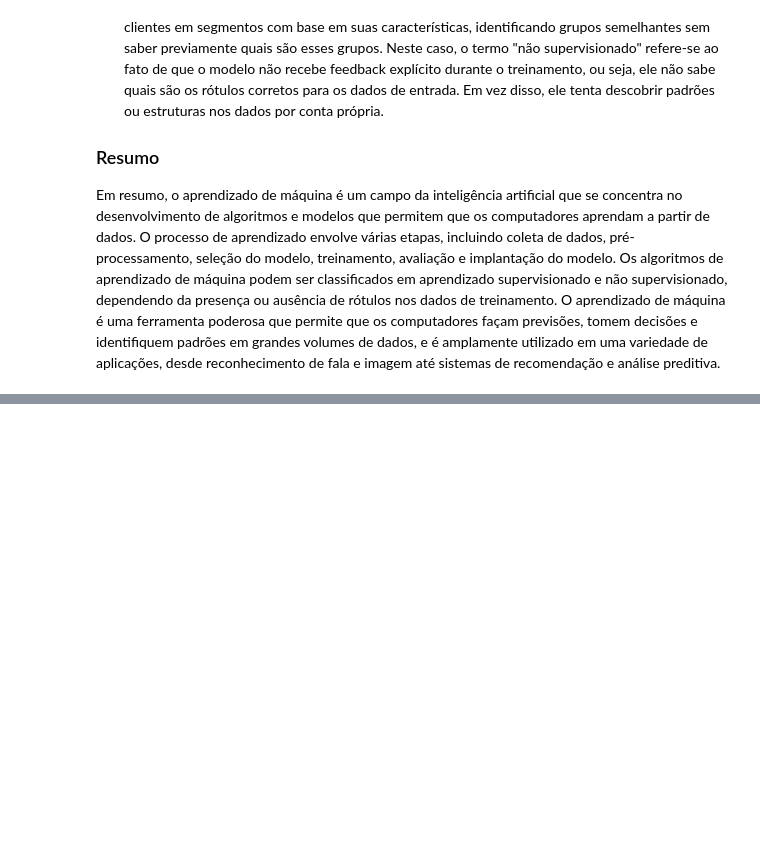
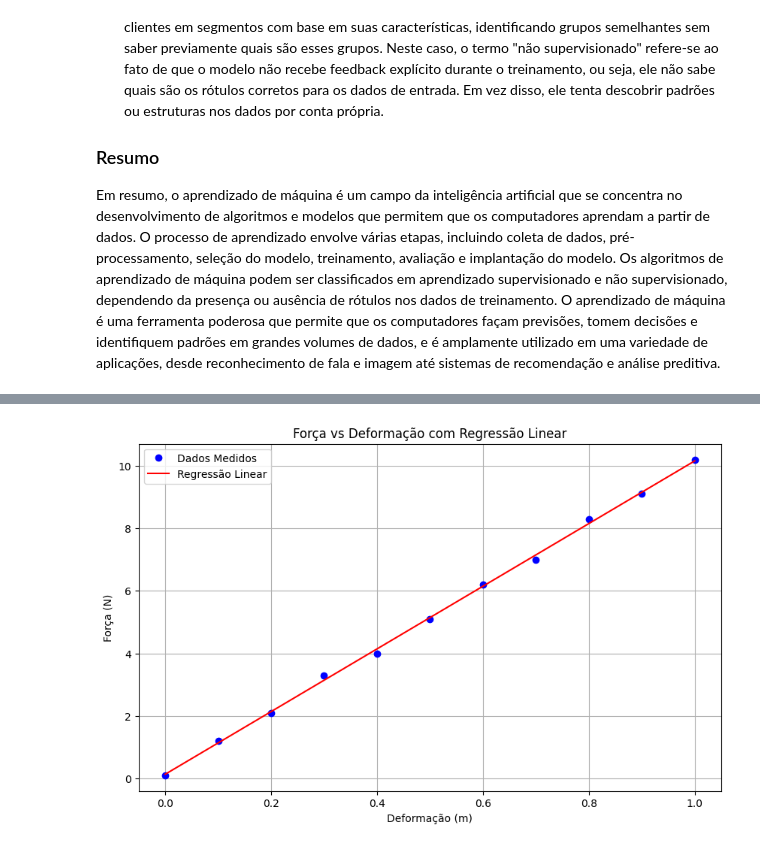
Before and after one commit to rbribeiro/md22, a Jupyter notebook: notebooks/intro_to_ml.ipynb, the cells around one changed output, grey strips where cells are left out. Saved outputs shown, nothing was run; the diff lists cells and outputs as text; code cells hidden in the pictures; blank space fills up the shorter version.

```diff
--- a/notebooks/intro_to_ml.ipynb
+++ b/notebooks/intro_to_ml.ipynb
@@ -139,0 +155,20 @@ plt.show()
+# %%
+from sklearn.linear_model import LinearRegression
+
+# Regressão linear
+modelo = LinearRegression()
+modelo.fit(deformacao, forca_medida)
+forca_ajustada = modelo.predict(deformacao)
+
+# Plotagem da linha de regressão e dos dados medidos
+plt.figure(figsize=(10, 6))
+plt.plot(deformacao, forca_medida, 'o', label='Dados Medidos', color='blue')
+plt.plot(deformacao, forca_ajustada, '-', label='Regressão Linear', color='red')
+plt.title('Força vs Deformação com Regressão Linear')
+plt.xlabel('Deformação (m)')
+plt.ylabel('Força (N)')
+plt.grid(True)
+plt.legend()
+plt.show()
+# %% [output]
+[figure, added]
```
Also changed, not shown: parts of 4 cells of this notebook.
